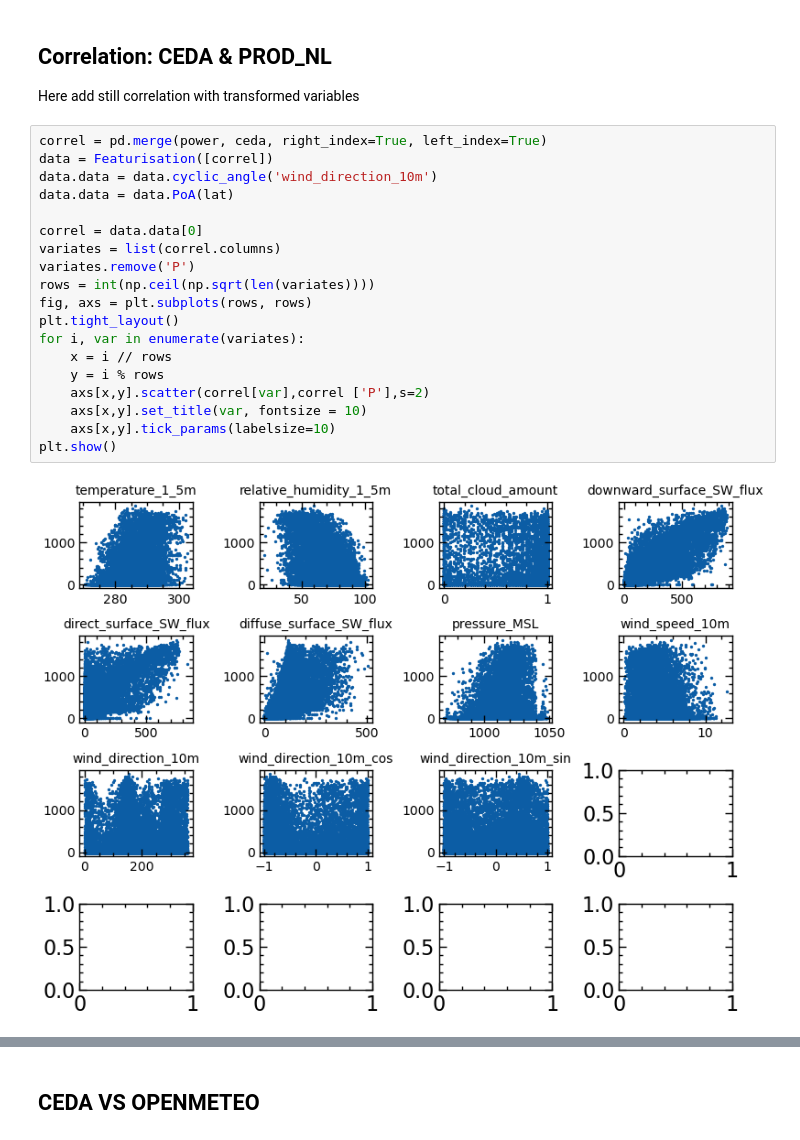
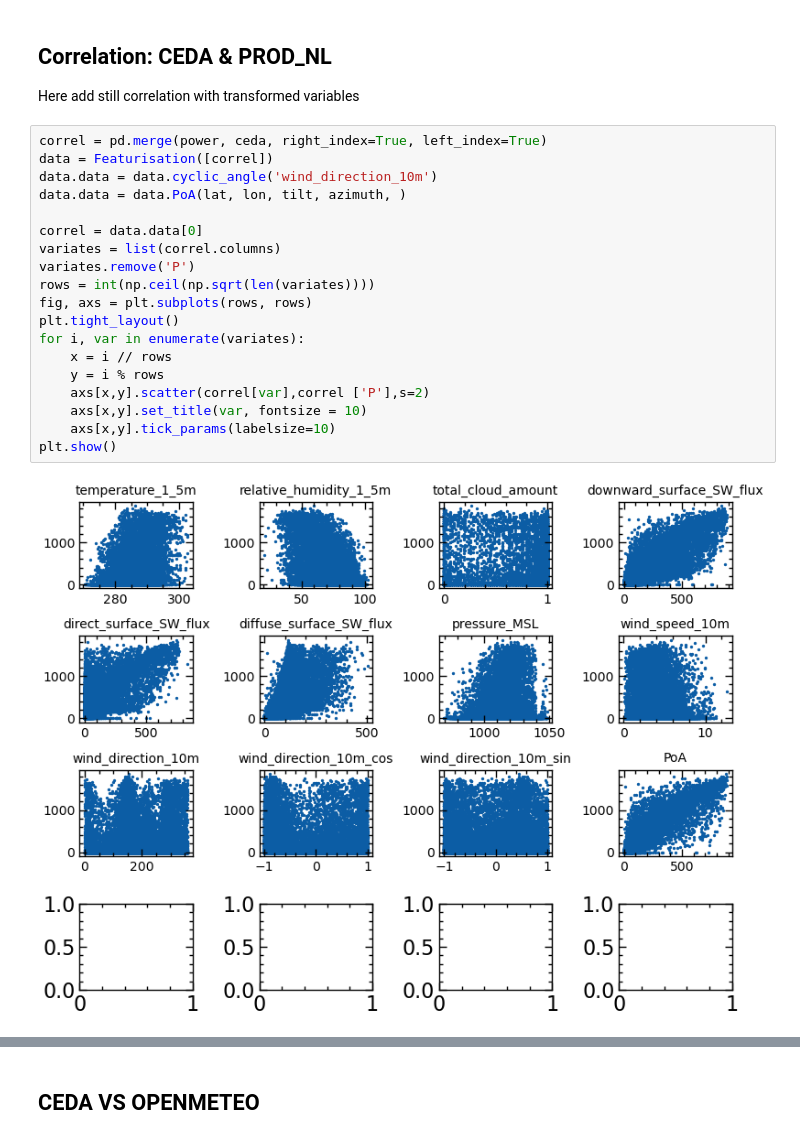
Before and after one commit to RobbeVDE/SolNet-2, a Jupyter notebook: DataCleaning.ipynb, the cells around one changed output, grey strips where cells are left out. Cells and saved outputs as stored; diff of their text form.

```diff
--- a/DataCleaning.ipynb
+++ b/DataCleaning.ipynb
@@ -74,24 +74,24 @@ Here add still correlation with transformed variables
 # %%
 correl = pd.merge(power, ceda, right_index=True, left_index=True)
 data = Featurisation([correl])
 data.data = data.cyclic_angle('wind_direction_10m')
-data.data = data.PoA(lat)
+data.data = data.PoA(lat, lon, tilt, azimuth, )
 
 correl = data.data[0]
 variates = list(correl.columns)
 variates.remove('P')
 rows = int(np.ceil(np.sqrt(len(variates))))
 fig, axs = plt.subplots(rows, rows)
 plt.tight_layout()
 for i, var in enumerate(variates):
     x = i // rows
     y = i % rows
     axs[x,y].scatter(correl[var],correl ['P'],s=2)
     axs[x,y].set_title(var, fontsize = 10)
     axs[x,y].tick_params(labelsize=10)
 plt.show()
 # %% [output]
-[figure, old version]
+[figure, new version]
 # %%
 axs = plt.matshow(correl.corr(), cmap='seismic')
 plt.xticks(ticks=range(len(variates)+1), labels=list(correl.columns), rotation= 80)
```
Also changed, not shown: parts of 1 cell of this notebook, 33 other files.
